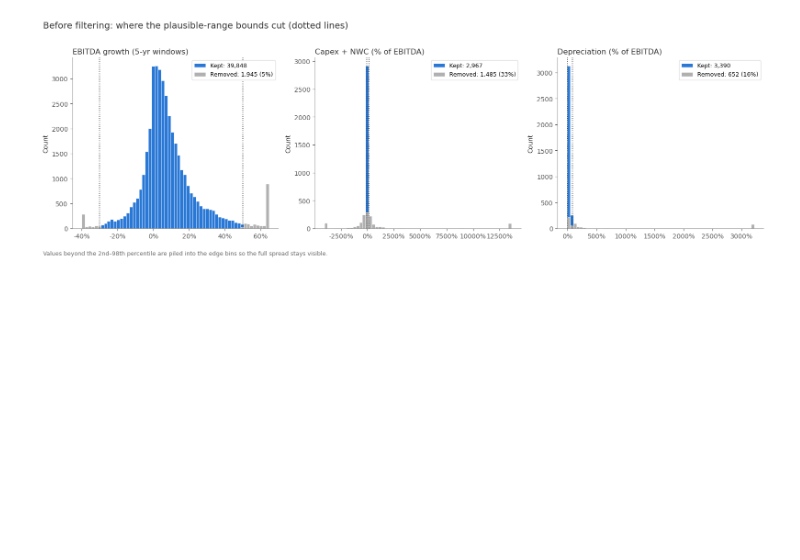
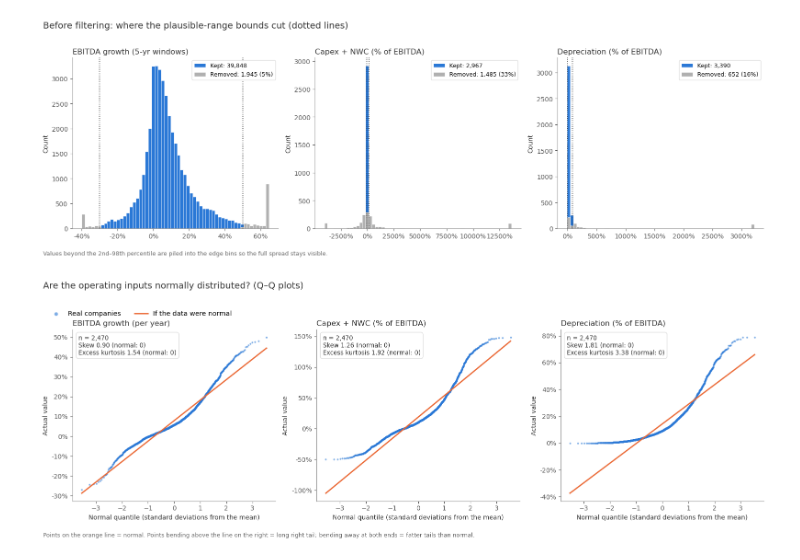
Before and after one commit to letitias/orie4999_lboresearch, a Jupyter notebook: dewey_data_exploration.ipynb, the cells around one changed output. Drawn from its saved outputs; the diff is of its cells as text; code cells hidden in the pictures; blank space fills up the shorter version.

Commit message:
Q-q plots + other data visualizations

```diff
--- a/dewey_data_exploration.ipynb
+++ b/dewey_data_exploration.ipynb
@@ -282,3 +282,44 @@ fig.savefig("results/hist_before_filter.png", dpi=200, bbox_inches="tight", face
 plt.show()
 # %% [output]
 [figure]
+# %%
+import os, numpy as np, matplotlib.pyplot as plt
+from scipy import stats
+
+os.makedirs("results", exist_ok=True)
+DATA_C, LINE_C, INK = "#2a78d6", "#eb6834", "#333333"
+QQ_INPUTS = [("ebitda_g",  "EBITDA growth (per year)"),
+             ("capex_nwc", "Capex + NWC (% of EBITDA)"),
+             ("da",        "Depreciation (% of EBITDA)")]
+
+fig, axes = plt.subplots(1, 3, figsize=(16, 5))
+for ax, (col, title) in zip(axes, QQ_INPUTS):
+    x = np.sort(co[col].dropna().to_numpy())
+    n = len(x)
+    z = stats.norm.ppf((np.arange(1, n + 1) - 0.5) / n)       # where each point would sit if normal
+    mu, sd = x.mean(), x.std(ddof=1)
+    ax.plot(z, mu + sd * z, color=LINE_C, lw=2, label="If the data were normal")
+    ax.scatter(z, x, s=8, color=DATA_C, alpha=0.6, linewidths=0, label="Real companies")
+    ax.text(0.03, 0.97, f"n = {n:,}\nSkew {stats.skew(x):.2f} (normal: 0)\n"
+            f"Excess kurtosis {stats.kurtosis(x):.2f} (normal: 0)",
+            transform=ax.transAxes, va="top", fontsize=9.5, color=INK,
+            bbox=dict(fc="white", ec="#dddddd", boxstyle="round,pad=0.4"))
+    ax.set_title(title, loc="left", fontsize=12, color=INK)
+    ax.set_xlabel("Normal quantile (standard deviations from the mean)")
+    ax.set_ylabel("Actual value")
+    ax.yaxis.set_major_formatter(plt.FuncFormatter(lambda v, _: f"{v:.0%}"))
+    for s in ("top", "right"):
+        ax.spines[s].set_visible(False)
+
+handles, labels = axes[0].get_legend_handles_labels()
+fig.legend(handles[::-1], labels[::-1], loc="upper left", bbox_to_anchor=(0.01, 0.97),
+           ncol=2, frameon=False, fontsize=10.5, markerscale=2)
+fig.suptitle("Are the operating inputs normally distributed? (Q–Q plots)",
+             fontsize=14, color=INK, x=0.01, ha="left", y=1.07)
+fig.text(0.01, -0.04, "Points on the orange line = normal. Points bending above the line on the right = long right tail; "
+         "bending away at both ends = fatter tails than normal.", fontsize=9, color="#666")
+plt.tight_layout()
+fig.savefig("results/qq_plots.png", dpi=200, bbox_inches="tight", facecolor="white")
+plt.show()
+# %% [output]
+[figure, added]
```
Also changed, not shown: 4 other files.
